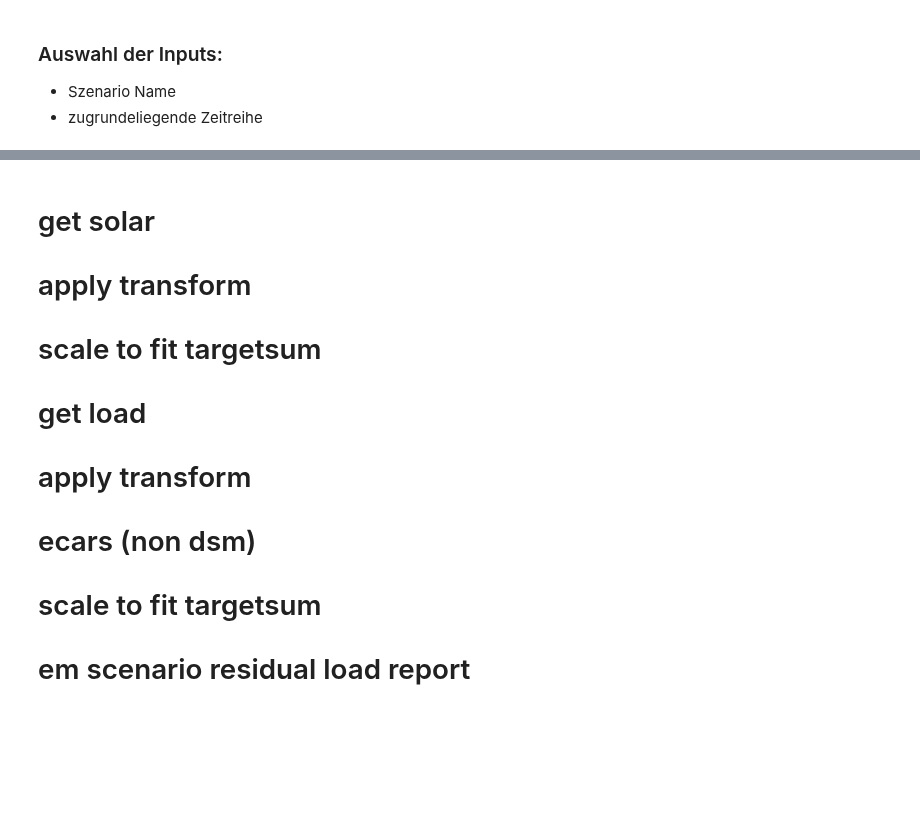
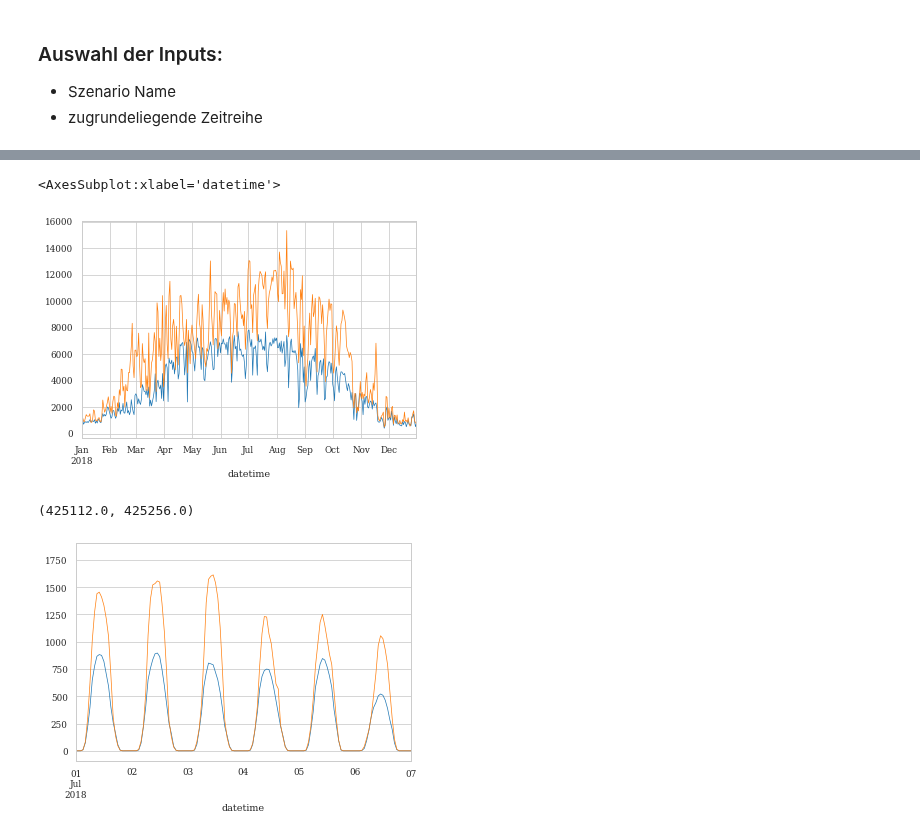
Before and after one commit to simonschaluppe/FLUCCOplus, a Jupyter notebook: notebooks/4.3.1_Szenarien_stuendlich.ipynb, the cells around one changed output, grey strips where cells are left out. Cells and saved outputs as stored; diff of their text form; code cells hidden in the pictures; blank space fills up the shorter version.

```diff
--- a/notebooks/4.3.1_Szenarien_stuendlich.ipynb
+++ b/notebooks/4.3.1_Szenarien_stuendlich.ipynb
@@ -26,15 +47,23 @@ scenario = scens.get(name)
 import FLUCCOplus.electricitymap as elmap
-# %% [markdown]
-###
-
-# get solar
-# apply transform
-# scale to fit targetsum
-
-# get load
-# apply transform
-#     ecars (non dsm)
-#
-# scale to fit targetsum
-
-# em scenario residual load report
+# %%
+# get solar
+pv_prod = elmap.get(year=2018,
+               column="power_production_solar_avg",
+               set_name="PV [MW]")
+
+pv_cons = elmap.get(year=2018,
+               column="power_consumption_solar_avg",
+               set_name="PV [MW]")
+pv_prod.resample("D").sum().plot()
+pv_cons.resample("D").sum().plot()
+# %% [output]
+<AxesSubplot:xlabel='datetime'>
+[figure, added]
+# %%
+fig, ax = plt.subplots(1,1)
+pv_prod.plot(ax=ax)
+pv_cons.plot(ax=ax)
+ax.set_xlim("07-01-2018", "07-07-2018")
+# %% [output]
+(425112.0, 425256.0)
+[figure, added]
```
Also changed, not shown: parts of 7 cells of this notebook, 8 other files.
